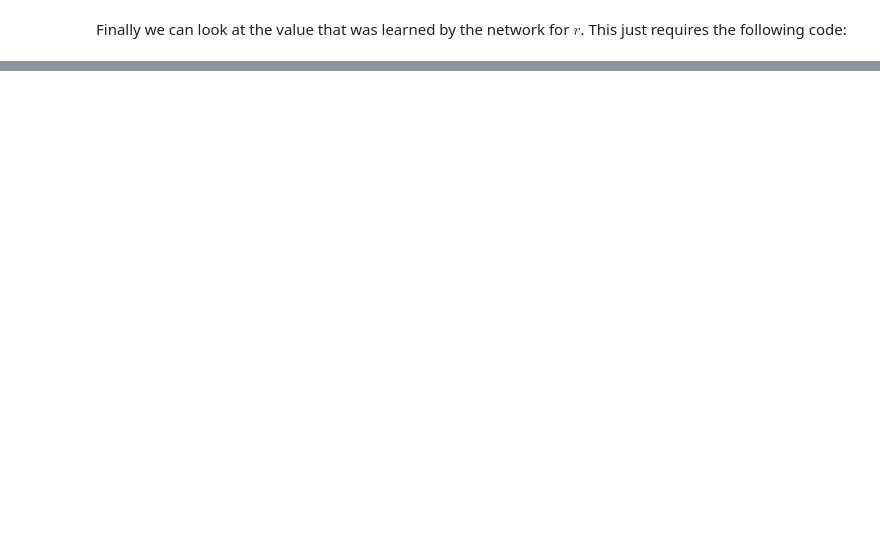
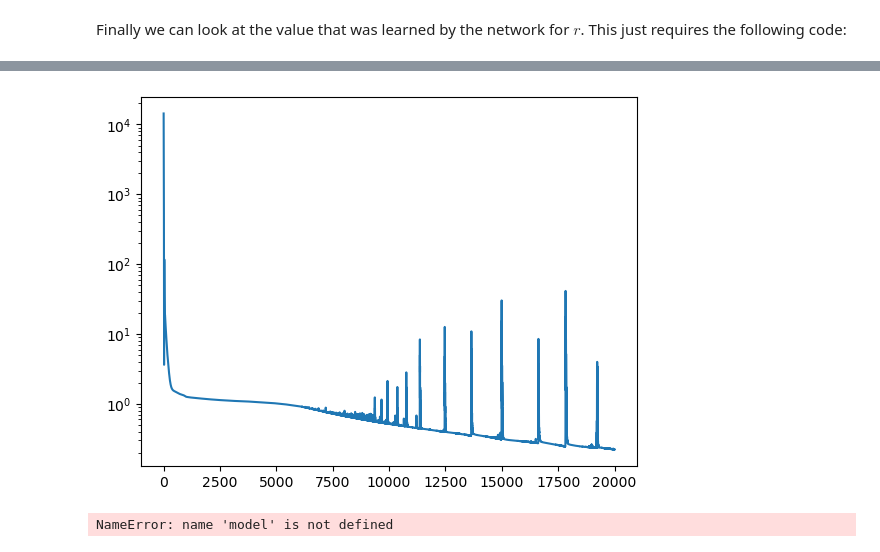
Before and after one commit to hrhampapura/ams_ai_shortcourse_2025, a Jupyter notebook: AMSAI2025_physicsai.ipynb, the cells around one changed output, grey strips where cells are left out. Saved outputs shown, nothing was run; the diff lists cells and outputs as text; code cells hidden in the pictures; blank space fills up the shorter version.

```diff
--- a/AMSAI2025_physicsai.ipynb
+++ b/AMSAI2025_physicsai.ipynb
@@ -435,0 +521,11 @@ Our model found a value very close to the real value $r=0.005$.
+# %%
+lr = 0.0001
+num_iterations = 20000
+
+# We'll use MSE loss here.
+loss1 = nn.MSELoss()
+
+losses = []
+
+nodemodel = node(ode_method = "rk4").float().to(DEVICE)
+optimizer = optim.AdamW(nodemodel.parameters(), lr=lr)
@@ -435,0 +539,28 @@ Our model found a value very close to the real value $r=0.005$.
+# %%
+# the time points we are integrate over
+inttimes = torch.tensor(t).float()
+
+# The initial observed temperature
+T0 = torch.tensor(T[0]).float().unsqueeze(dim=0).unsqueeze(dim=1)
+# %%
+nodemodel.train()
+
+for itr in range(num_iterations):
+    optimizer.zero_grad()
+    j=0
+    i = 0
+    loss = 0
+
+    Temps = nodemodel(T0.float().to(DEVICE),inttimes.to(DEVICE))
+
+    loss = loss1(Temps[0,:,0],torch.tensor(T).float().to(DEVICE))
+
+    loss.backward()
+
+    optimizer.step()
+
+    losses.append(loss.item())
+
+    if itr%4000==0:
+        #print(itr, loss.item())
+        print(f"Epoch {itr}/{num_iterations}, loss: {losses[-1]:.2f}")
@@ -435,0 +579,11 @@ Our model found a value very close to the real value $r=0.005$.
+# %%
+plt.plot(losses)
+plt.yscale("log")
+# %% [output]
+[figure, added]
+# %%
+extraptimes = torch.arange(0,1000).float()
+extrapTemps = model(T0.float().to(DEVICE),extraptimes.to(DEVICE))
+intTemps = model(T0.float().to(DEVICE),inttimes.to(DEVICE))
+# %% [output]
+NameError: name 'model' is not defined
```
Also changed, not shown: parts of 26 cells of this notebook.
